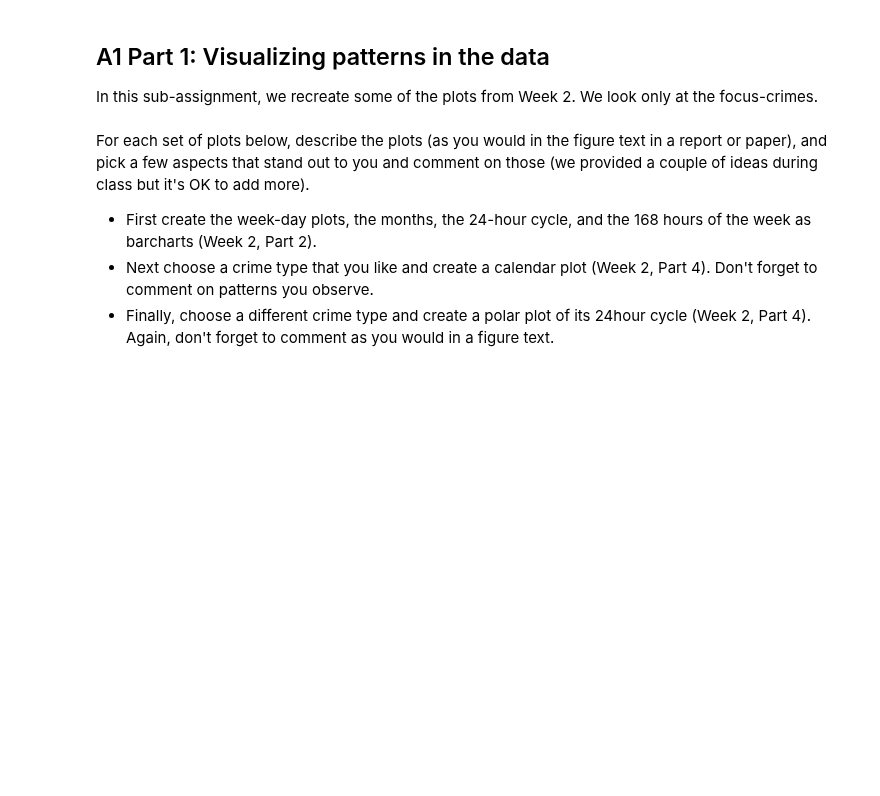
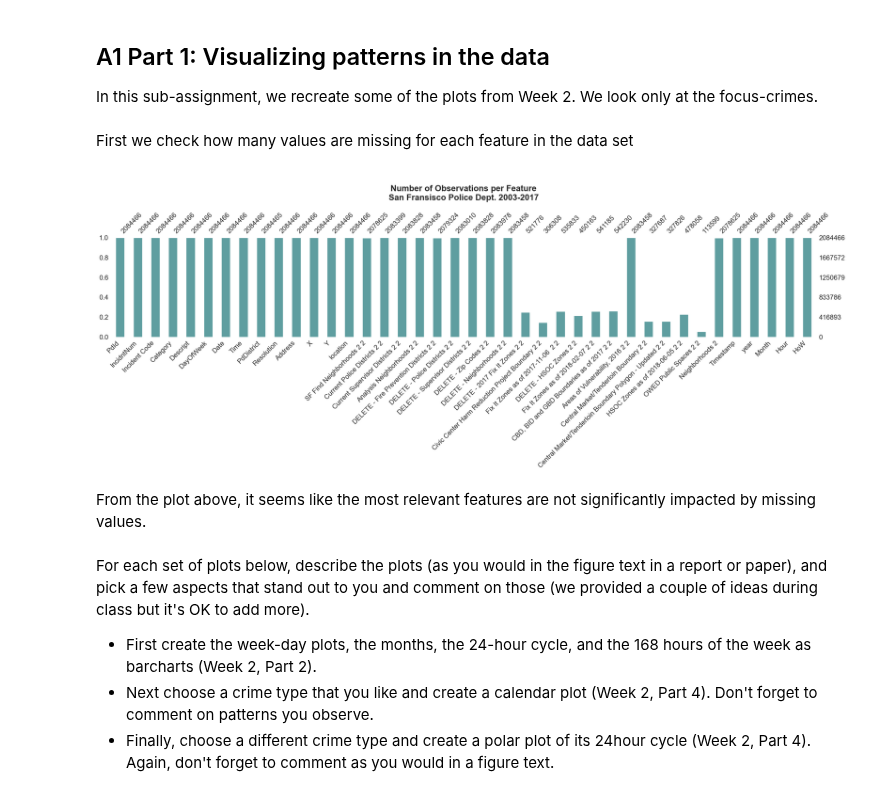
Before and after one commit to jens-create/socialdata2023, a Jupyter notebook: assignments/Assignment1.ipynb, the cells around one changed output. Cells and saved outputs as stored; diff of their text form; code cells hidden in the pictures; blank space fills up the shorter version.

```diff
--- a/assignments/Assignment1.ipynb
+++ b/assignments/Assignment1.ipynb
@@ -14,6 +14,54 @@ _If you fail to follow these simple instructions, it will negatively impact your
 ## A1 Part 1: Visualizing patterns in the data
 
 In this sub-assignment, we recreate some of the plots from Week 2. We look only at the focus-crimes.
+# %%
+import os
+import calendar
+import calplot
+
+import pandas as pd
+import seaborn as sns
+import matplotlib.pyplot as plt
+from matplotlib import font_manager as fm
+import missingno as msno
+import numpy as np
+
+
+#set notebook options
+pd.options.mode.chained_assignment = None
+pd.set_option('display.max_columns', None)
+plt.rcParams.update({'font.size': 10})
+sns.set_style("white")
+plt_color = 'cadetblue'
+# %%
+# Load SF crime data
+filename = 'Police_Department_Incident_Reports__Historical_2003_to_May_2018.csv'
+data = pd.read_csv(os.path.join('data',filename))
+data = data[pd.to_datetime(data.Date).dt.year < 2018]
+
+# Feature settings
+data['DayOfWeek'] = pd.Categorical(data.DayOfWeek,
+                                      categories=['Monday', 'Tuesday', 'Wednesday', 'Thursday','Friday','Saturday','Sunday'],
+                                      ordered=True)
+data['Timestamp'] = pd.to_datetime(data["Date"] + data["Time"], format="%m/%d/%Y%H:%M")
+data['year'] = data['Timestamp'].dt.year.astype(int)
+data['Month'] = pd.Categorical(data['Timestamp'].dt.month_name(), categories=list(calendar.month_name), ordered=True)
+data['Hour'] = data['Timestamp'].dt.hour.astype(int)
+data['HoW'] = data['Timestamp'].dt.dayofweek * 24 + (data['Timestamp'].dt.hour + 1).astype(int)
+
+data.shape
+# %% [markdown]
+First we check how many values are missing for each feature in the data set
+# %%
+plt.figure(figsize=(20,10))
+msno.bar(data, color=plt_color)
+plt.title('\nNumber of Observations per Feature\nSan Fransisco Police Dept. 2003-2017\n', fontsize=20, weight='bold')
+plt.tight_layout()
+plt.show()
+# %% [output]
+[figure, added]
+# %% [markdown]
+From the plot above, it seems like the most relevant features are not significantly impacted by missing values.
 # %%
 focuscrimes = set(['WEAPON LAWS', 'PROSTITUTION', 'DRIVING UNDER THE INFLUENCE', 'ROBBERY', 'BURGLARY', 'ASSAULT', 'DRUNKENNESS', 'DRUG/NARCOTIC', 'TRESPASS', 'LARCENY/THEFT', 'VANDALISM', 'VEHICLE THEFT', 'STOLEN PROPERTY', 'DISORDERLY CONDUCT'])
 # %% [markdown]
```
